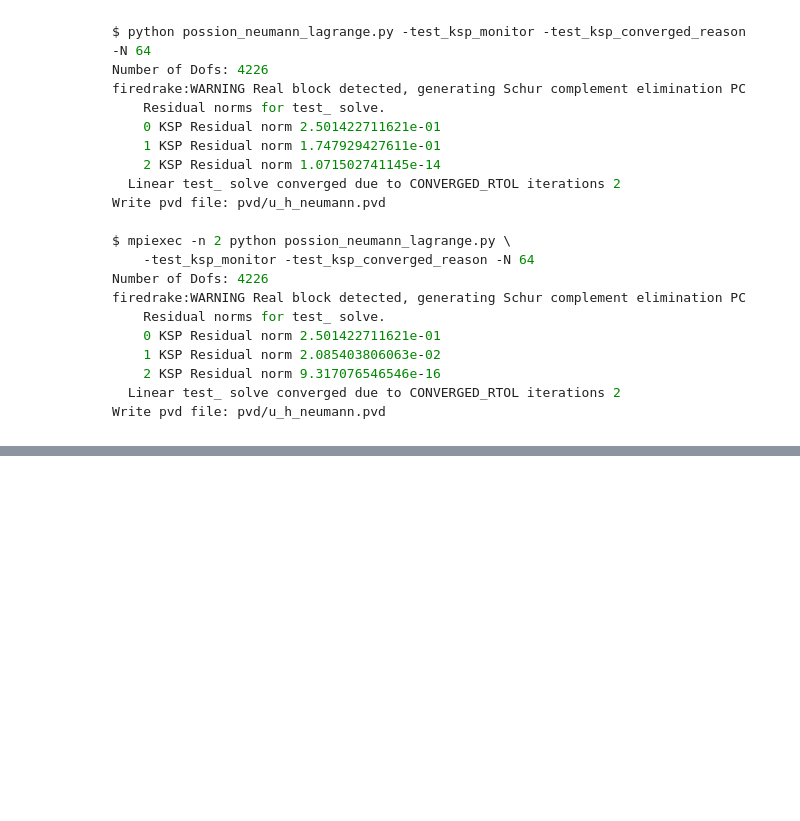
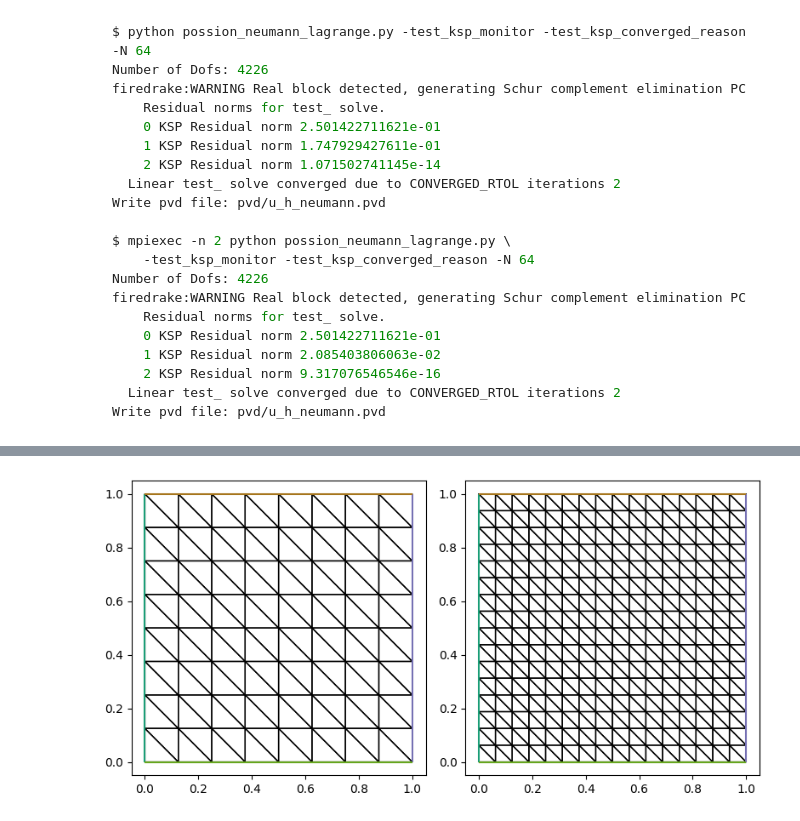
Before and after one commit to lrtfm/notes-for-firedrake, a Jupyter notebook: firedrake/possion_I.ipynb, the cells around one changed output, grey strips where cells are left out. Cells and saved outputs as stored; diff of their text form; code cells hidden in the pictures; blank space fills up the shorter version.

```diff
--- a/firedrake/possion_I.ipynb
+++ b/firedrake/possion_I.ipynb
@@ -895,0 +920,16 @@ Write pvd file: pvd/u_h_neumann.pvd
+# %%
+from firedrake import *
+import matplotlib.pyplot as plt
+
+N = 8
+base = RectangleMesh(N, N, 1, 1)
+meshes = MeshHierarchy(base, refinement_levels=3)
+
+n = len(meshes)
+m = min(2, n)
+fig, ax = plt.subplots(1, m, figsize=[4*m, 4])
+for i in range(m):
+    triplot(meshes[i], axes=ax[i])
+fig.tight_layout()
+# %% [output]
+[figure, added]
```
Also changed, not shown: parts of 38 cells of this notebook, 4 other files.
